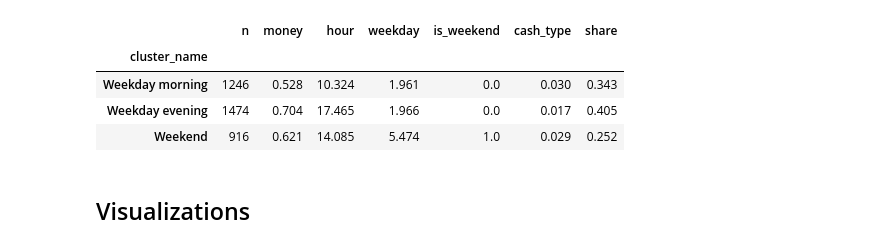
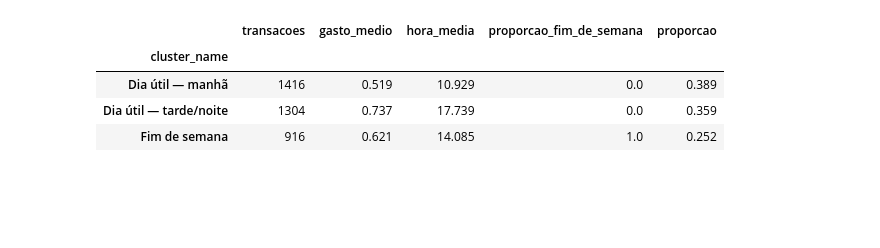
Before and after one commit to viniciusjomori/IFSP-Data-Science, a Jupyter notebook: 02_clustering.ipynb, the cells around one changed output. Cells and saved outputs as stored; diff of their text form; code cells hidden in the pictures; blank space fills up the shorter version.

```diff
--- a/02_clustering.ipynb
+++ b/02_clustering.ipynb
@@ -13,19 +17,27 @@ import matplotlib.pyplot as plt
 import pandas as pd
 import seaborn as sns
 from sklearn.cluster import KMeans
-from sklearn.decomposition import PCA
-from sklearn.metrics import davies_bouldin_score, silhouette_score
+from sklearn.metrics import silhouette_score
 from sklearn.preprocessing import StandardScaler
 
 sns.set_theme(style="whitegrid", context="notebook")
 RANDOM_STATE = 42
 K_RANGE = range(2, 11)
 CHOSEN_K = 3
-BEHAVIOR_COLS = ["money", "weekday", "is_weekend", "day_period", "hour", "cash_type"]
-CLUSTER_ORDER = ["Weekday morning", "Weekday evening", "Weekend"]
+FEATURE_COLS = ["money", "hour", "is_weekend"]
+CLUSTER_ORDER = ["Dia útil — manhã", "Dia útil — tarde/noite", "Fim de semana"]
 PALETTE = dict(zip(CLUSTER_ORDER, sns.color_palette("Set2", 3)))
+FIGURE_DIR = Path("figures")
+FIGURE_DIR.mkdir(exist_ok=True)
 
 df = pd.read_csv("02_normalized.csv")
-coffee_cols = [c for c in df.columns if c.startswith("coffee_name_")]
-df.head()
+coffee_cols = [column for column in df.columns if column.startswith("coffee_name_")]
+
+assert len(df) == 3636
+assert df[FEATURE_COLS].isna().sum().sum() == 0
+assert df[coffee_cols].sum(axis=1).eq(1).all()
+
+scaler = StandardScaler()
+X = scaler.fit_transform(df[FEATURE_COLS])
+pd.DataFrame(X, columns=FEATURE_COLS).agg(["mean", "std"]).round(3)
 # %% [output]
@@ -91,38 +97,41 @@ metrics.round(3)
 # %%
 kmeans = KMeans(n_clusters=CHOSEN_K, random_state=RANDOM_STATE, n_init=10)
 df["cluster"] = kmeans.fit_predict(X)
 
 
-def name_from_profile(group: pd.DataFrame) -> str:
+def cluster_name(group: pd.DataFrame) -> str:
     if group["is_weekend"].mean() >= 0.5:
-        return "Weekend"
+        return "Fim de semana"
     if group["hour"].mean() < 14:
-        return "Weekday morning"
-    return "Weekday evening"
+        return "Dia útil — manhã"
+    return "Dia útil — tarde/noite"
 
 
-cluster_names = {cid: name_from_profile(g) for cid, g in df.groupby("cluster")}
-df["cluster_name"] = df["cluster"].map(cluster_names)
+name_by_id = {
+    cluster_id: cluster_name(group)
+    for cluster_id, group in df.groupby("cluster")
+}
+assert len(set(name_by_id.values())) == CHOSEN_K
+df["cluster_name"] = df["cluster"].map(name_by_id)
 
 summary = (
-    df.groupby("cluster_name", sort=False)
+    df.groupby("cluster_name")
     .agg(
-        n=("cluster", "size"),
-        money=("money", "mean"),
-        hour=("hour", "mean"),
-        weekday=("weekday", "mean"),
-        is_weekend=("is_weekend", "mean"),
-        cash_type=("cash_type", "mean"),
+        transacoes=("cluster", "size"),
+        gasto_medio=("money", "mean"),
+        hora_media=("hour", "mean"),
+        proporcao_fim_de_semana=("is_weekend", "mean"),
     )
     .reindex(CLUSTER_ORDER)
 )
-summary["share"] = summary["n"] / summary["n"].sum()
+summary["proporcao"] = summary["transacoes"] / len(df)
+
+assert summary["transacoes"].notna().all()
+assert summary["transacoes"].sum() == len(df)
 summary.round(3)
 # %% [output]
-|  | n | money | hour | weekday | is_weekend | cash_type | share |
-| cluster_name |  |  |  |  |  |  |  |
-| Weekday morning | 1246 | 0.528 | 10.324 | 1.961 | 0.0 | 0.030 | 0.343 |
-| Weekday evening | 1474 | 0.704 | 17.465 | 1.966 | 0.0 | 0.017 | 0.405 |
-| Weekend | 916 | 0.621 | 14.085 | 5.474 | 1.0 | 0.029 | 0.252 |
+|  | transacoes | gasto_medio | hora_media | proporcao_fim_de_semana | proporcao |
+| cluster_name |  |  |  |  |  |
+| Dia útil — manhã | 1416 | 0.519 | 10.929 | 0.0 | 0.389 |
+| Dia útil — tarde/noite | 1304 | 0.737 | 17.739 | 0.0 | 0.359 |
+| Fim de semana | 916 | 0.621 | 14.085 | 1.0 | 0.252 |
-# %% [markdown]
-## Visualizations
```
Also changed, not shown: parts of 30 cells of this notebook, 13 other files.
